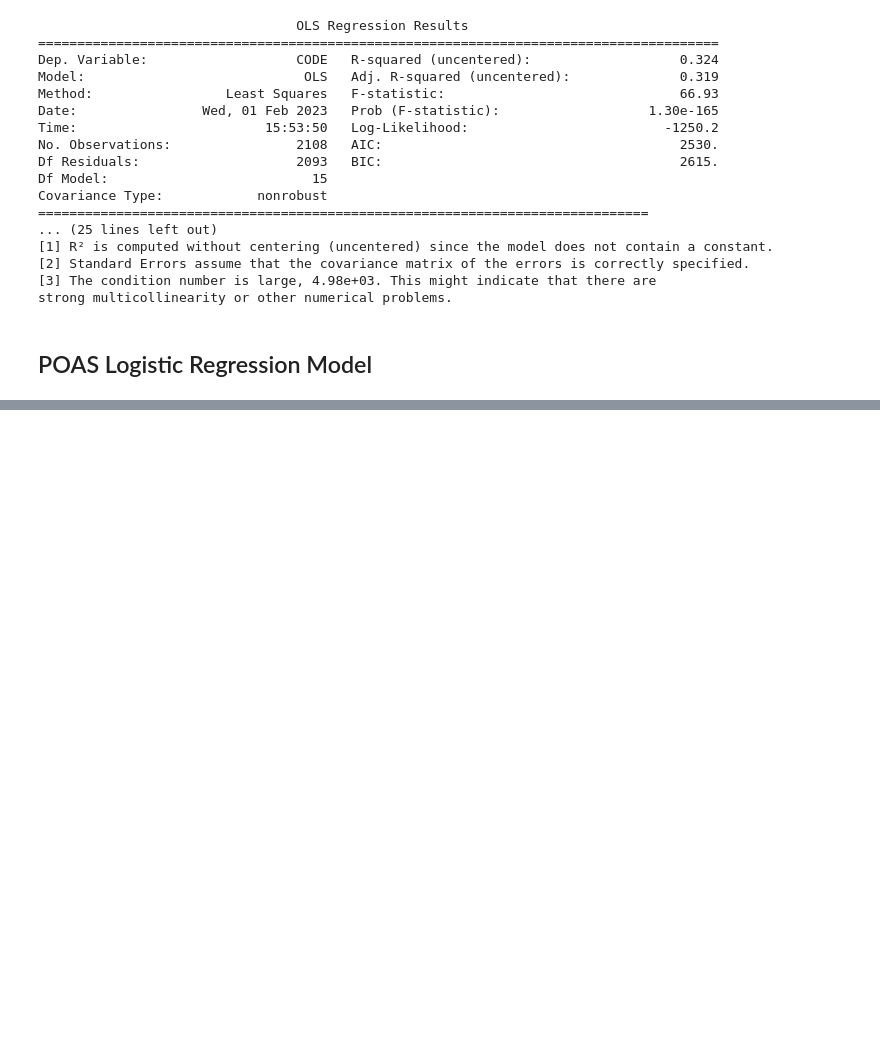
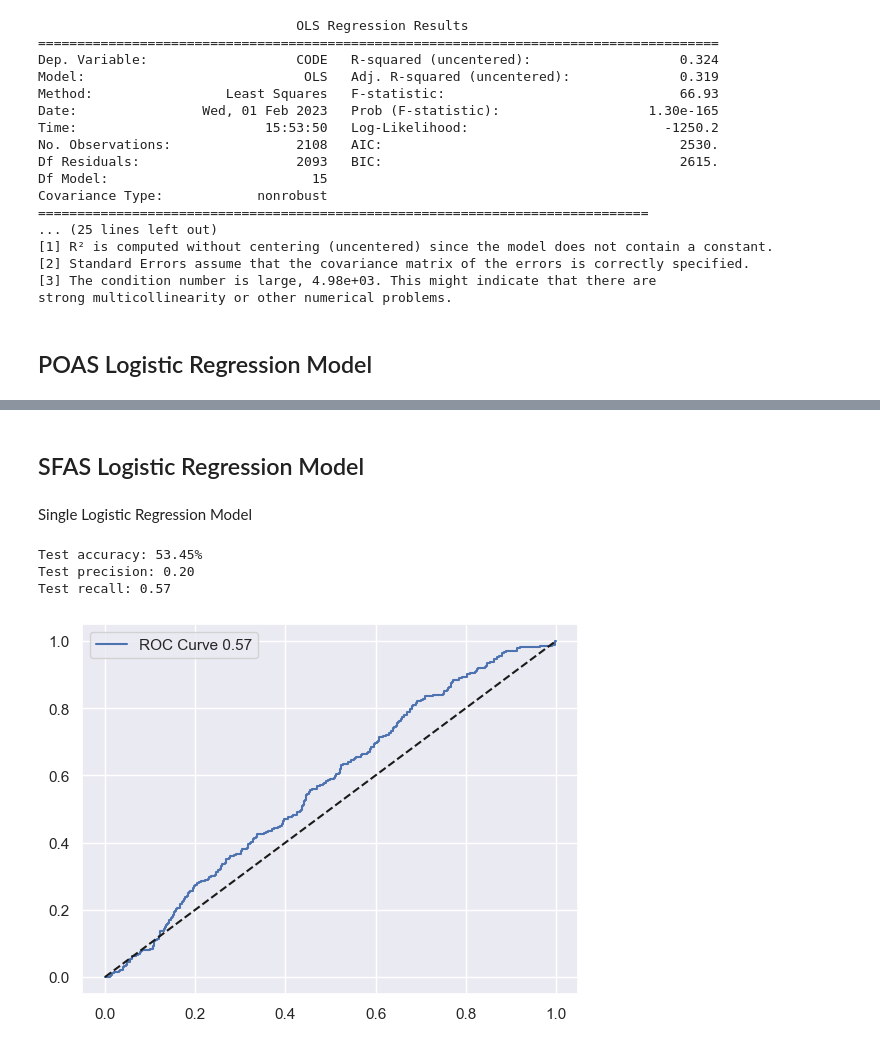
Before and after one commit to JaimeVRodriguez/psyop_selection_analysis, a Jupyter notebook: notebooks/eda.ipynb, the cells around one changed output, grey strips where cells are left out. Drawn from its saved outputs; the diff is of its cells as text; code cells hidden in the pictures; blank space fills up the shorter version.

Commit message:
create sfas model

```diff
--- a/notebooks/eda.ipynb
+++ b/notebooks/eda.ipynb
@@ -239,0 +186,9 @@ $H_0$:
+# %%
+rank_vals = {'PV2': 2, 'PFC': 3, 'CPL': 4, 'SPC': 4, 'SGT': 5, 'SSG': 6, 'SFC': 7, 'SSGT': 6, 'SRA': 4, 'SN': 3, 'AF': 4}
+sfas.RANK = sfas.RANK.replace(rank_vals)
+sfas2 = sfas.drop(['YEAR', 'RACE', 'MOS', 'ED', 'MARITAL', 'RESULT', 'GROUP'], axis=1)
+# %%
+X = sfas2.drop('CODE', axis=1)
+y = sfas2.CODE
+
+X = Normalizer().fit_transform(X)
@@ -239,0 +197,4 @@ $H_0$:
+# %%
+X_train, X_test, y_train, y_test = train_test_split(X, y, test_size=.2, stratify=y, random_state=seed)
+sfas_info = sm.OLS(y_train, X_train).fit()
+print(poas_info.summary())
@@ -239,0 +219,11 @@ $H_0$:
+# %% [markdown]
+## SFAS Logistic Regression Model
+# %% [markdown]
+Single Logistic Regression Model
+# %%
+sfas_single_model = models.regression_model(X_train, X_test, y_train, y_test)
+# %% [output]
+Test accuracy: 53.45%
+Test precision: 0.20
+Test recall: 0.57
+[figure, added]
```
Also changed, not shown: parts of 12 cells of this notebook, 1 other file.
